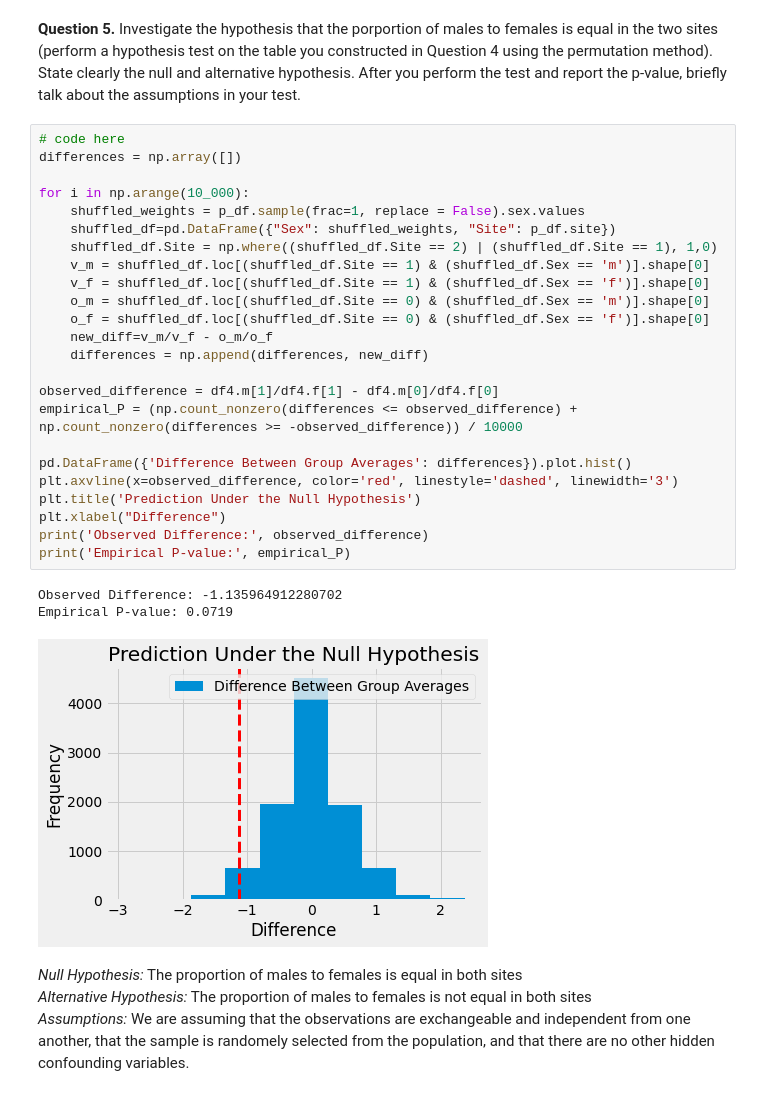
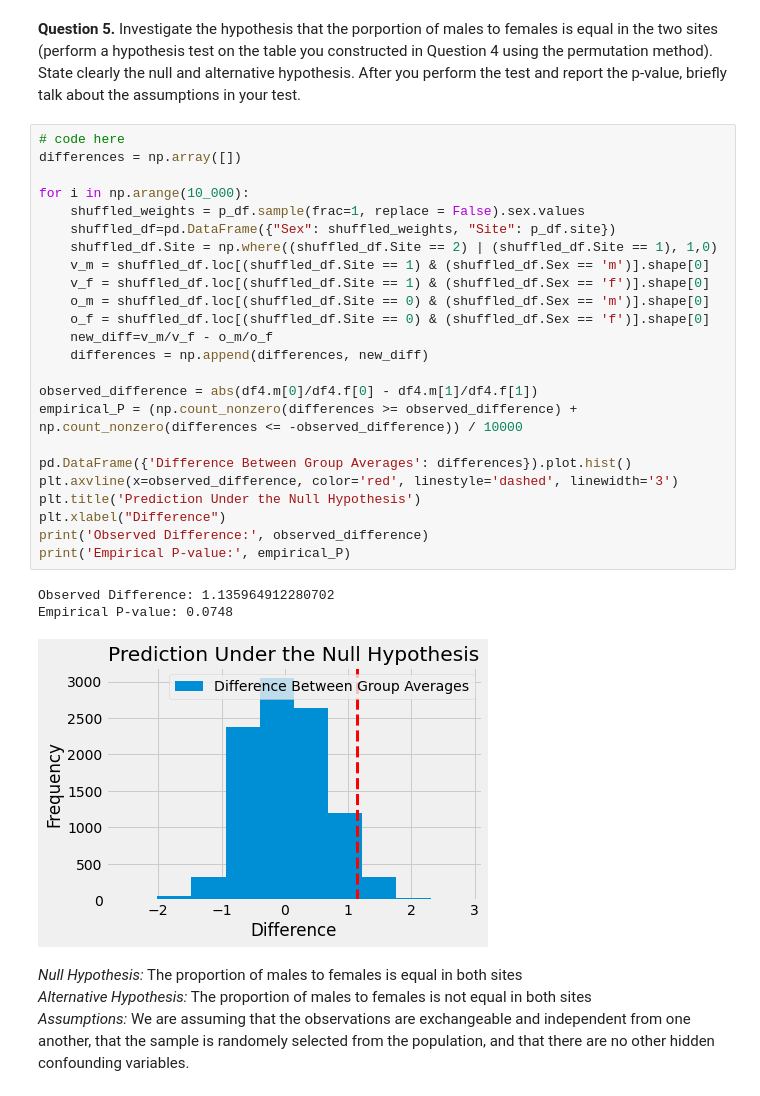
Before and after one commit to AAWorks/ds-1, a Jupyter notebook: hw7/homework07_Autumn23.ipynb, the cells around one changed output. Saved outputs shown, nothing was run; the diff lists cells and outputs as text.

```diff
--- a/hw7/homework07_Autumn23.ipynb
+++ b/hw7/homework07_Autumn23.ipynb
@@ -165,31 +165,31 @@ df4
 # %%
 # code here
 differences = np.array([])
 
 for i in np.arange(10_000):
     shuffled_weights = p_df.sample(frac=1, replace = False).sex.values
     shuffled_df=pd.DataFrame({"Sex": shuffled_weights, "Site": p_df.site})
     shuffled_df.Site = np.where((shuffled_df.Site == 2) | (shuffled_df.Site == 1), 1,0)
     v_m = shuffled_df.loc[(shuffled_df.Site == 1) & (shuffled_df.Sex == 'm')].shape[0]
     v_f = shuffled_df.loc[(shuffled_df.Site == 1) & (shuffled_df.Sex == 'f')].shape[0]
     o_m = shuffled_df.loc[(shuffled_df.Site == 0) & (shuffled_df.Sex == 'm')].shape[0]
     o_f = shuffled_df.loc[(shuffled_df.Site == 0) & (shuffled_df.Sex == 'f')].shape[0]
     new_diff=v_m/v_f - o_m/o_f
     differences = np.append(differences, new_diff)
 
-observed_difference = df4.m[1]/df4.f[1] - df4.m[0]/df4.f[0]
-empirical_P = (np.count_nonzero(differences <= observed_difference) + np.count_nonzero(differences >= -observed_difference)) / 10000
+observed_difference = abs(df4.m[0]/df4.f[0] - df4.m[1]/df4.f[1])
+empirical_P = (np.count_nonzero(differences >= observed_difference) + np.count_nonzero(differences <= -observed_difference)) / 10000
 
 pd.DataFrame({'Difference Between Group Averages': differences}).plot.hist()
 plt.axvline(x=observed_difference, color='red', linestyle='dashed', linewidth='3')
 plt.title('Prediction Under the Null Hypothesis')
 plt.xlabel("Difference")
 print('Observed Difference:', observed_difference)
 print('Empirical P-value:', empirical_P)
 # %% [output]
-Observed Difference: -1.135964912280702
-Empirical P-value: 0.0719
+Observed Difference: 1.135964912280702
+Empirical P-value: 0.0748
-[figure, old version]
+[figure, new version]
 # %% [markdown]
 *Null Hypothesis:* The proportion of males to females is equal in both sites<br>
 *Alternative Hypothesis:* The proportion of males to females is not equal in both sites<br>
```
